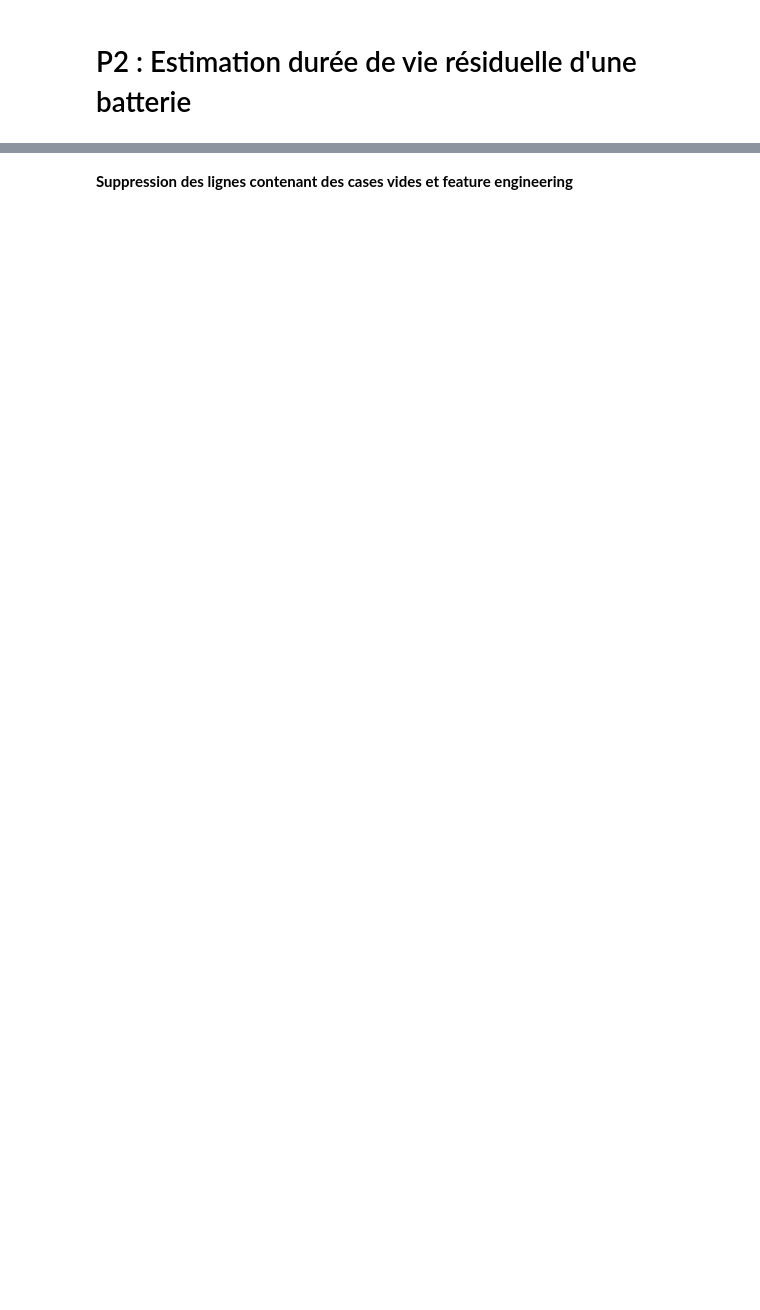
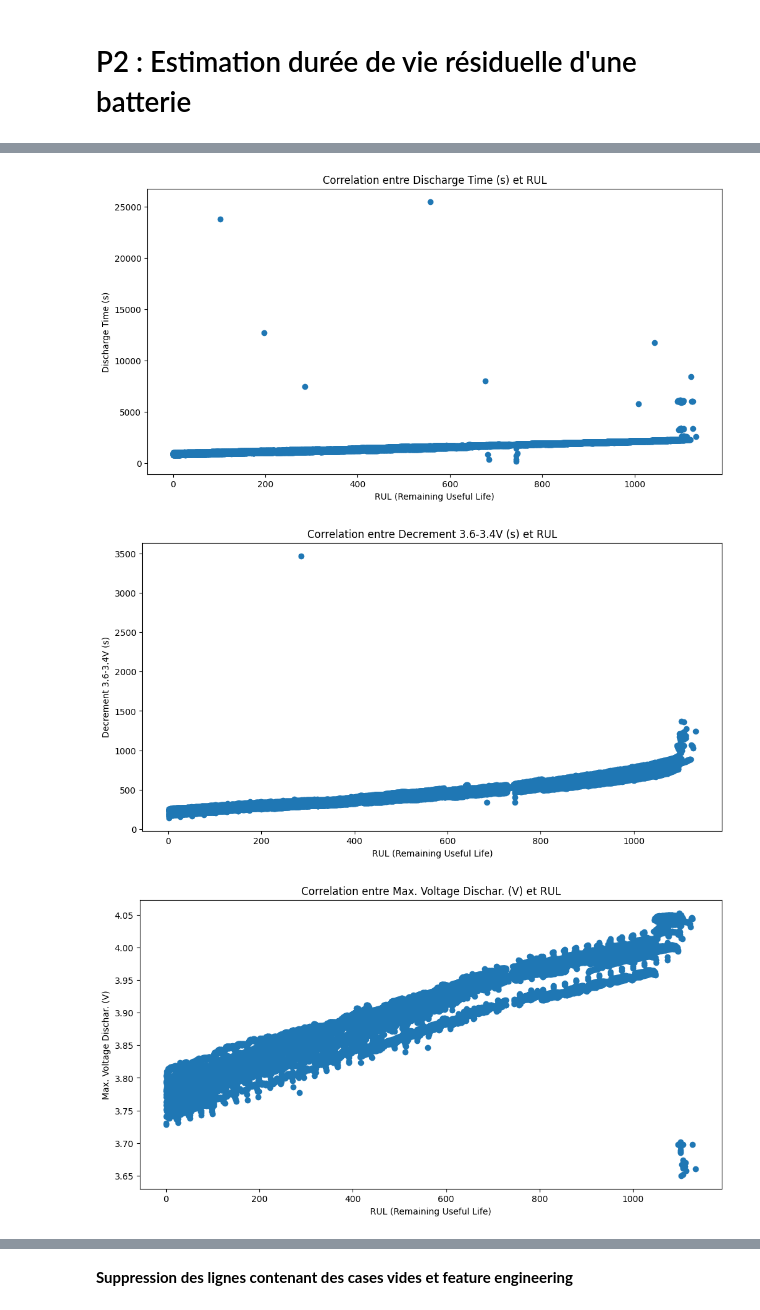
Before and after one commit to Yaalht/IA-Cellule, a Jupyter notebook: le_vrai_projet.ipynb, the cells around one changed output, grey strips where cells are left out. Cells and saved outputs as stored; diff of their text form; code cells hidden in the pictures; blank space fills up the shorter version.

```diff
--- a/le_vrai_projet.ipynb
+++ b/le_vrai_projet.ipynb
@@ -56,0 +28,25 @@ Drive already mounted at /content/drive; to attempt to forcibly remount, call dr
+# %%
+f = f[(f.iloc[:, 1] > 0) & (f.iloc[:, 1] <= 72000)] # On supprime les données si le temps de décharge est inférieur à 0 secondes ou supérieur à 20 heures.
+f = f[(f.iloc[:, 2] >= 0)] # On supprime les temps négatifs
+f = f[(f.iloc[:, 3] >= 3) & (f.iloc[:, 3] <= 4.2)] # On garde uniquement les valeurs de tension comprises entre 3V et 4.2V
+f = f[(f.iloc[:, 4] >= 3) & (f.iloc[:, 4] <= 4.2)] # On garde uniquement les valeurs de tension comprises entre 3V et 4.2V
+f = f[(f.iloc[:, 5] >= 0) & (f.iloc[:, 5] <= (f.iloc[:, 1] + f.iloc[:, 7]))] # On supprime les temps négatifs, le temps ne peut pas excéder la durée du cycle
+f = f[(f.iloc[:, 6] >= 0) & (f.iloc[:, 6] <= (f.iloc[:, 1] + f.iloc[:, 7]))] # On supprime les temps négatifs, le temps ne peut pas excéder la durée du cycle
+f = f[(f.iloc[:, 7] >= 0)] # On supprime les temps négatifs
+
+# Etude des corrélations entre les mesures et le RUL (Remaining Useful Life)
+for column in f.columns[1:-1]:  # Exclut la première et la dernière colonne
+    plt.figure(figsize=(12, 6))
+    plt.scatter(f['RUL'], f[column])
+
+    # Mettre le nom de la colonne dans le ylabel
+    plt.ylabel(column)  # Utilise le nom de la colonne pour le ylabel
+    plt.xlabel('RUL (Remaining Useful Life)')
+
+    # Afficher le graphique
+    plt.title(f'Correlation entre {column} et RUL')
+    plt.show()
+# %% [output]
+[figure, added]
+[figure, added]
+[figure, added]
```
Also changed, not shown: parts of 16 cells of this notebook.
